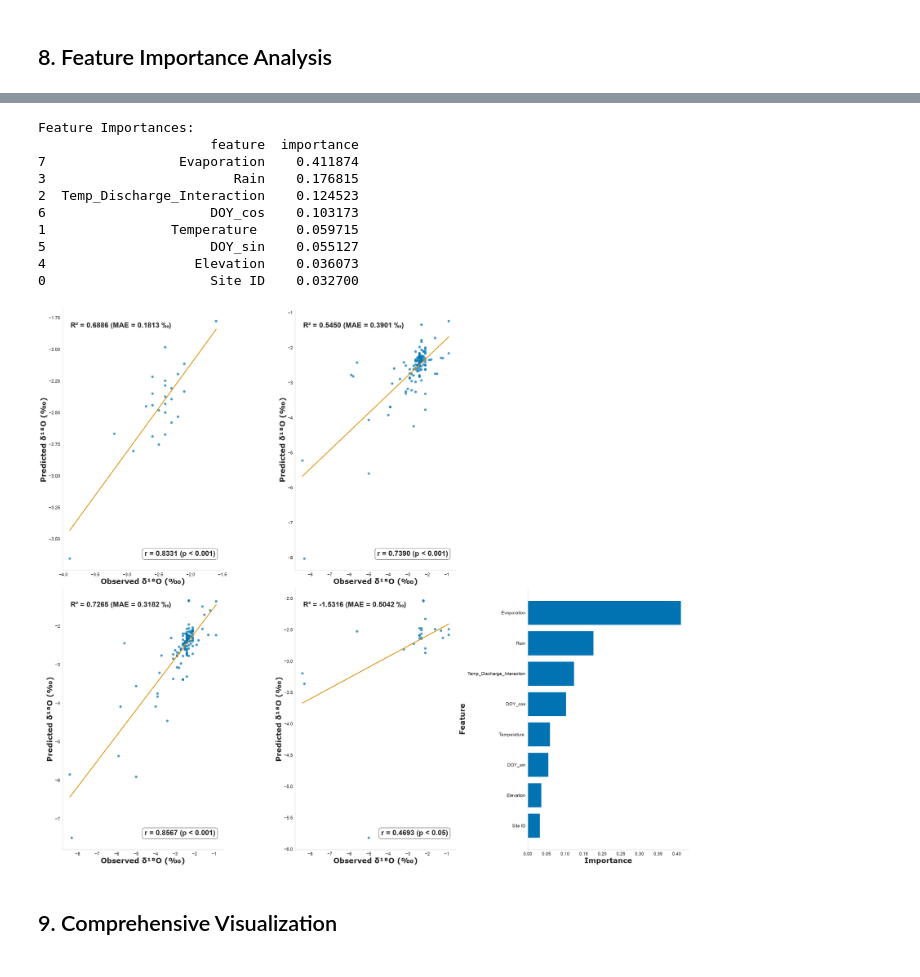
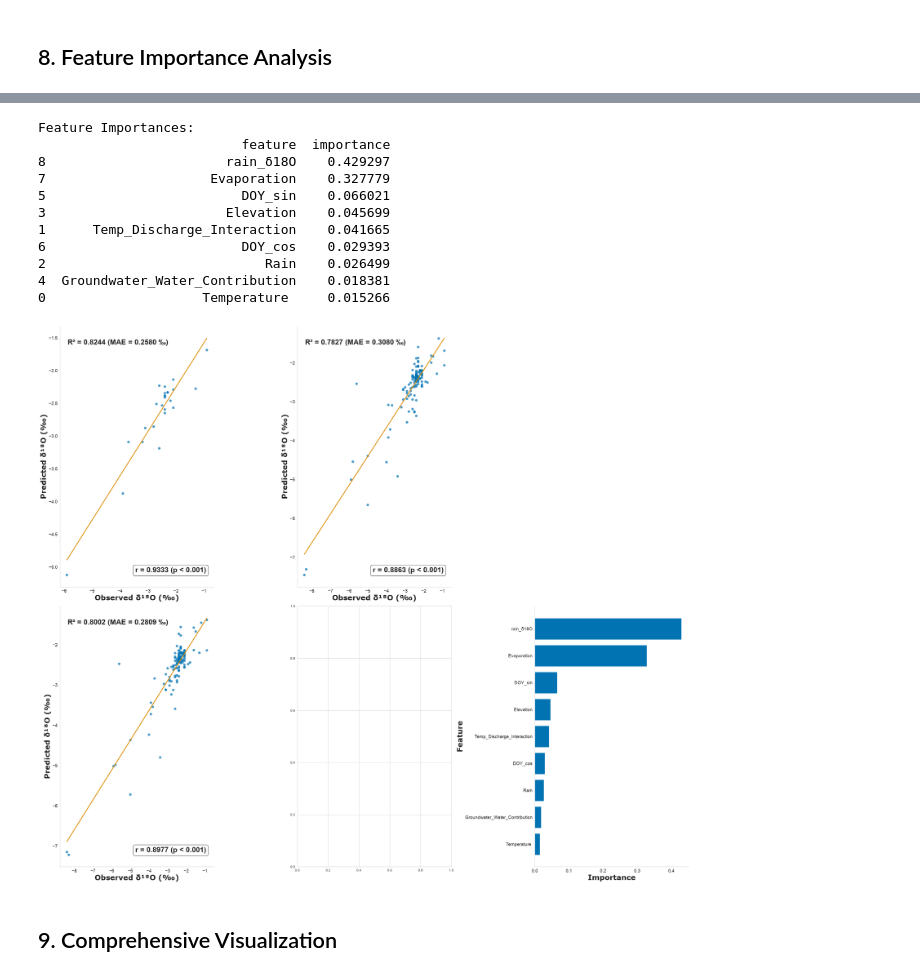
Before and after one commit to kalfaro8/Modeling-Project, a Jupyter notebook: Random-Forest-main/XGBoost_Model_Fast.ipynb, the cells around one changed output, grey strips where cells are left out. Drawn from its saved outputs; the diff is of its cells as text; code cells hidden in the pictures.

Commit message:
Adding rain data features

```diff
--- a/Random-Forest-main/XGBoost_Model_Fast.ipynb
+++ b/Random-Forest-main/XGBoost_Model_Fast.ipynb
@@ -59,7 +59,7 @@ XGBoost version: 3.4.1
 ## 1. Load and Explore Data
 # %%
 # Load data
-df = pd.read_excel("Random Forest Data.xlsx", header=1, usecols="B:M")
+df = pd.read_excel("Random Forest Data.xlsx", header=1, usecols="B:N")
 
 # Filter for stream data
 stream = df[df["Rain or Stream"].str.lower().eq("stream")].copy()
@@ -108,10 +108,11 @@ stream['Rain'] = stream['Precipitation (mm)']
 stream['Elevation'] = stream['Elevation (ft)']
 stream['Groundwater_Water_Contribution'] = stream['Qgw/Qr%']
 stream['Evaporation'] = stream['Evaporation Rate (mm/hr)']
+stream['rain_δ18O'] = stream['Rain δ18O']
 
 # Define feature columns
 feature_col = [
-    "Site ID",
+    #"Site ID",
     "Temperature ",
     #"Discharge (m3/s)",
     #"Month",
@@ -121,10 +122,11 @@ feature_col = [
     "Temp_Discharge_Interaction",
     "Rain",
     "Elevation",
-    #"Groundwater_Water_Contribution",
+    "Groundwater_Water_Contribution",
     "DOY_sin",
     "DOY_cos",
-    "Evaporation"
+    "Evaporation",
+    "rain_δ18O"
 ]
 
 print(f"Features used: {feature_col}")
@@ -757,7 +727,7 @@ axes[1, 0].spines['top'].set_visible(False)
 axes[1, 0].spines['right'].set_visible(False)
 axes[1, 0].grid(False)
 
-# LOOS
+""" # LOOS
 axes[1, 1].scatter(y_true, y_pred_LOOS, alpha=0.7, color='#0173B2', s=60, edgecolors='none')
 slope, intercept, r_value, p_value, std_err = stats.linregress(y_true, y_pred_LOOS)
 line_x = np.array([y_true.min(), y_true.max()])
@@ -773,44 +743,45 @@ axes[1, 1].set_xlabel(r'Observed δ¹⁸O (‰)', fontsize=22, fontweight='bold'
 axes[1, 1].set_ylabel(r'Predicted δ¹⁸O (‰)', fontsize=22, fontweight='bold', fontfamily='Verdana')
 axes[1, 1].tick_params(axis='both', which='major', labelsize=14)
 axes[1, 1].spines['top'].set_visible(False)
 axes[1, 1].spines['right'].set_visible(False)
-axes[1, 1].grid(False)
+axes[1, 1].grid(False) """
 
 axes[0, 2].axis('off')  # Hide the unused subplot
 
 # 4. Feature Importances
 feature_importance = pd.DataFrame({
     'feature': feature_col,
     'importance': optimized_xgb.feature_importances_
 }).sort_values('importance', ascending=False)
 
 print("Feature Importances:")
 print(feature_importance)
 
 bars = axes[1, 2].barh(feature_importance['feature'], feature_importance['importance'], color='#0173B2')
 axes[1, 2].set_xlabel('Importance', fontsize=22, fontweight='bold', fontname='Verdana')
 axes[1, 2].set_ylabel('Feature', fontsize=22, fontweight='bold', fontname='Verdana')
 axes[1, 2].tick_params(axis='both', which='major', labelsize=14)
 axes[1, 2].invert_yaxis()
 axes[1, 2].spines['top'].set_visible(False)
 axes[1, 2].spines['right'].set_visible(False)
 axes[1, 2].grid(False)
 
 # Apply tight layout to prevent overlapping
 plt.tight_layout(pad=1.0)
 plt.show()
 # %% [output]
 Feature Importances:
-                      feature  importance
-7                 Evaporation    0.411874
-3                        Rain    0.176815
-2  Temp_Discharge_Interaction    0.124523
-6                     DOY_cos    0.103173
-1                Temperature     0.059715
-5                     DOY_sin    0.055127
-4                   Elevation    0.036073
-0                     Site ID    0.032700
+                          feature  importance
+8                       rain_δ18O    0.429297
+7                     Evaporation    0.327779
+5                         DOY_sin    0.066021
+3                       Elevation    0.045699
+1      Temp_Discharge_Interaction    0.041665
+6                         DOY_cos    0.029393
+2                            Rain    0.026499
+4  Groundwater_Water_Contribution    0.018381
+0                    Temperature     0.015266
-[figure, old version]
+[figure, new version]
 # %% [markdown]
 ## 9. Comprehensive Visualization
 # %%
```
Also changed, not shown: parts of 14 cells of this notebook, 5 other files.
